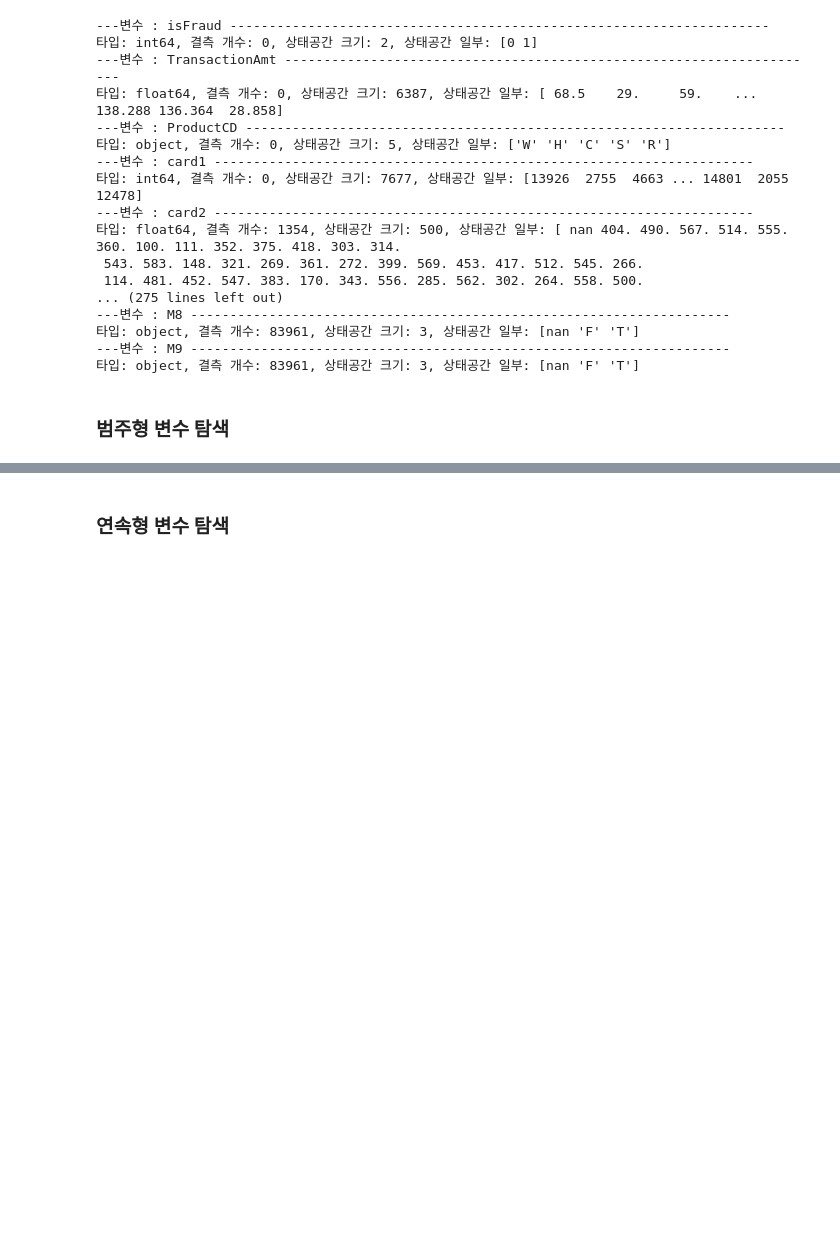
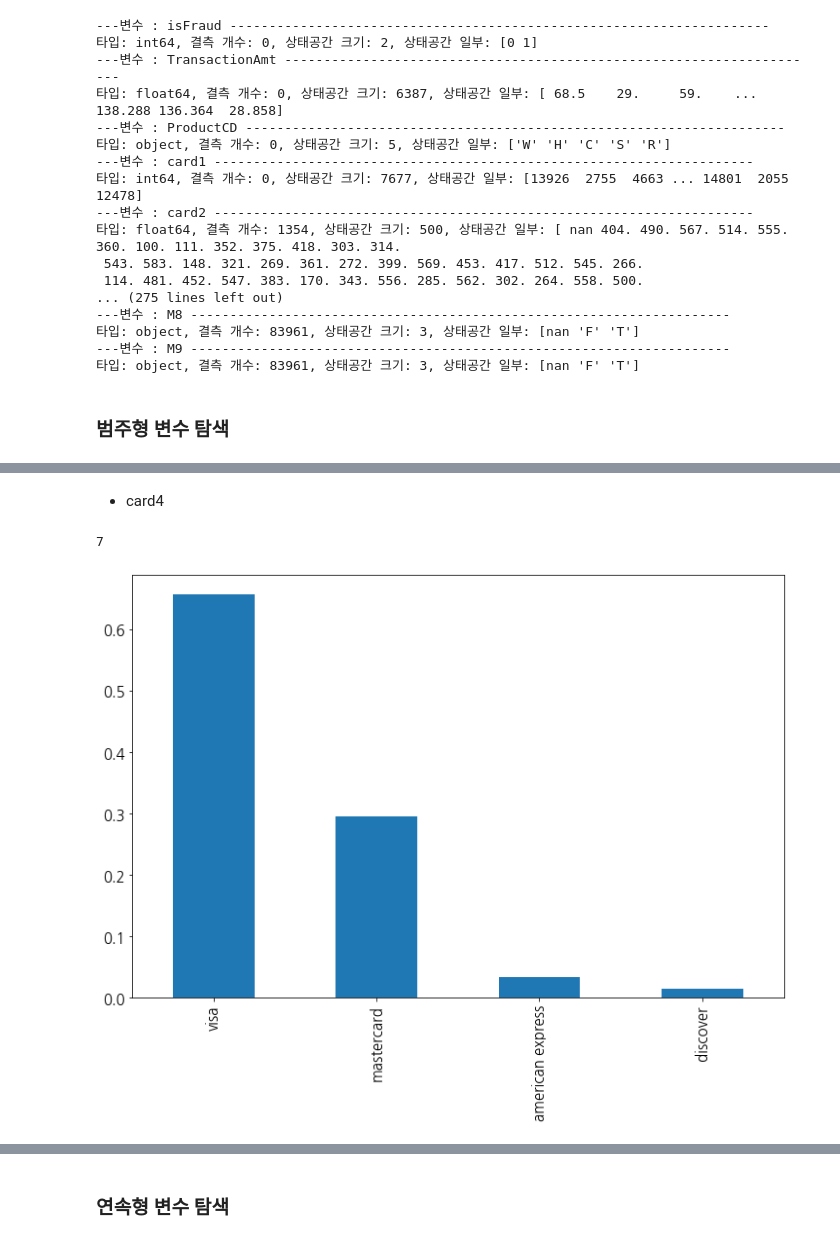
Before and after one commit to seonydg/ml-classification-IEEE-CIS-Fraud-Detection, a Jupyter notebook: IEEE-CIS Fraud Detection.ipynb, the cells around one changed output, grey strips where cells are left out. Saved outputs shown, nothing was run; the diff lists cells and outputs as text; code cells hidden in the pictures; blank space fills up the shorter version.

```diff
--- a/IEEE-CIS Fraud Detection.ipynb
+++ b/IEEE-CIS Fraud Detection.ipynb
@@ -113,0 +141,12 @@ for col in df.columns:
+# %% [markdown]
+- card4
+# %%
+df['card4'].isnull().sum()
+# %% [output]
+7
+# %%
+df['card4'].value_counts(normalize=True).plot(kind='bar', fontsize=15)
+plt.gcf().set_size_inches(12, 8)
+plt.show()
+# %% [output]
+[figure, added]
```
Also changed, not shown: parts of 17 cells of this notebook.
